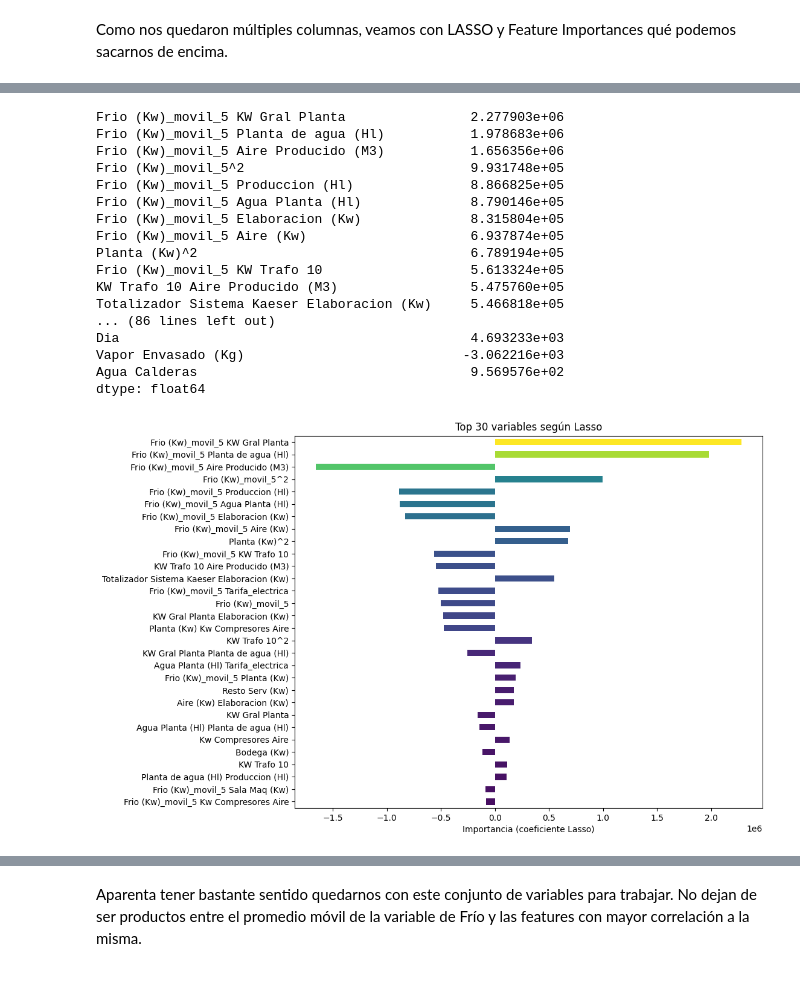
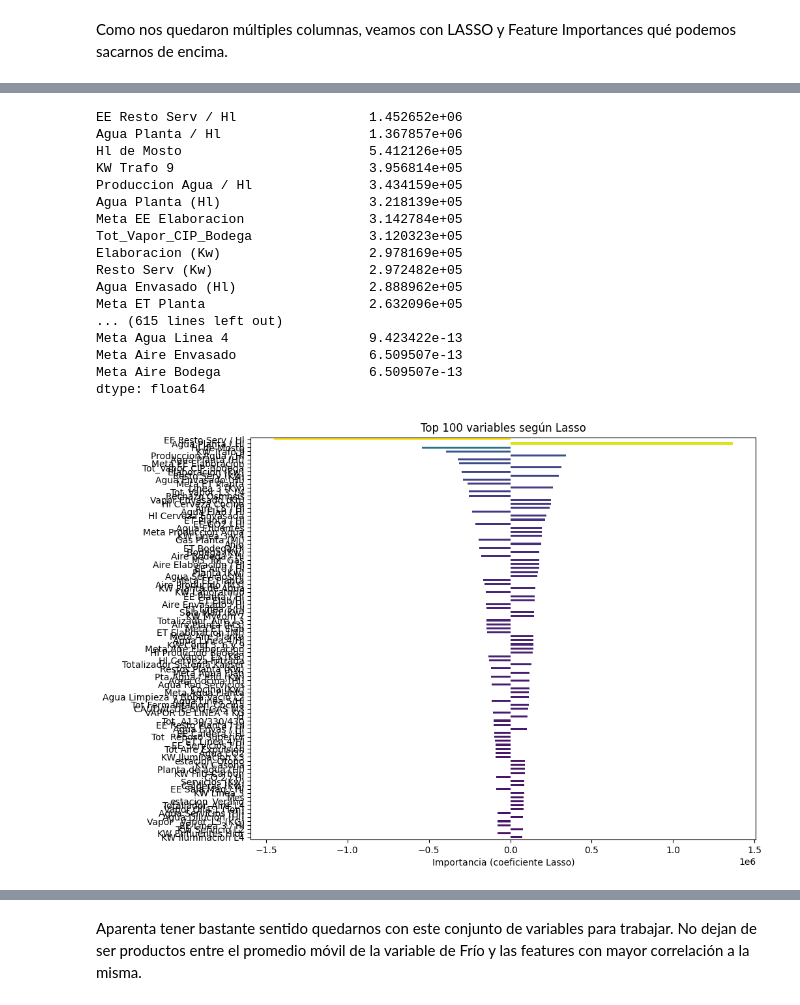
Before and after one commit to DayubMateo/MostoElMostro, a Jupyter notebook: notebooks/preprocesamiento.ipynb, the cells around one changed output, grey strips where cells are left out. Drawn from its saved outputs; the diff is of its cells as text; code cells hidden in the pictures.

```diff
--- a/notebooks/preprocesamiento.ipynb
+++ b/notebooks/preprocesamiento.ipynb
@@ -369,5 +383,12 @@ FEATURE ENGINEERING
 df["Frio (Kw)_movil_5"] = df["Frio (Kw)"].rolling(window=5, min_periods=1).mean()
 df["finde"] = df["Dia_semana"].isin(["Sabado", "Domingo"]).astype(int)
 print(df[['Frio (Kw)', 'Frio (Kw)_movil_5']])
+df = df.iloc[5::]
+print(df.shape)
+#print("Frío primeras 5 filas: ", df.iloc[0:4]['Frio (Kw)'])
+#print("Prom movil primeras 5 filas: ", df.iloc[0:4]['Frio (Kw)_movil_5'])
+#print("-----")
+#print("Frío últimas 5 filas: ", df.iloc[-5:-1]['Frio (Kw)'])
+#print("Prom movil últimas 5 filas: ", df.iloc[-5:-1]['Frio (Kw)_movil_5'])
 # %% [output]
       Frio (Kw)  Frio (Kw)_movil_5
@@ -419,7 +440,7 @@ def agregar_ratios(df):
 
 
 # 🧪 Ejemplo de uso:
-df = agregar_ratios(df)
+#df = agregar_ratios(df)
 # %% [markdown]
 Nos quedaremos con las 15 variables más correlacionadas con la target y haremos un PolynomialFeatures sobre ellas.
 # %%
@@ -491,5 +512,5 @@ def generar_features_polinomicos(df, columnas_numericas, grado=2, incluir_bias=F
 
 
 # 🧪 Ejemplo de uso:
-df = generar_features_polinomicos(df, top15.index.tolist(), grado=2)
-print(df.shape)
+#df = generar_features_polinomicos(df, top15.index.tolist(), grado=2)
+#print(df.shape)
@@ -690,7 +703,7 @@ from sklearn.linear_model import Lasso
 # Supongamos que tu target es y_train
 # Escalamos los datos porque Lasso es sensible a la escala
 scaler = StandardScaler()
-X_scaled = scaler.fit_transform(X_train_top50)
+X_scaled = scaler.fit_transform(X_train_dum)
 
 # Definimos el modelo Lasso
 # Ajusta alpha según la regularización que quieras
@@ -698,7 +711,7 @@ lasso = Lasso(alpha=0.01, random_state=42)
 lasso.fit(X_scaled, y_train)
 
 # Obtenemos coeficientes
-coef = pd.Series(lasso.coef_, index=X_train_top50.columns)
+coef = pd.Series(lasso.coef_, index=X_train_dum.columns)
 
 # Mostramos importancia absoluta ordenada
 importancia = coef.abs().sort_values(ascending=False)
@@ -708,47 +721,50 @@ print(importancia)
 variables_relevantes = coef[coef != 0].sort_values(key=abs, ascending=False)
 print(variables_relevantes)
 # %% [output]
-Frio (Kw)_movil_5 KW Gral Planta                2.277903e+06
-Frio (Kw)_movil_5 Planta de agua (Hl)           1.978683e+06
-Frio (Kw)_movil_5 Aire Producido (M3)           1.656356e+06
-Frio (Kw)_movil_5^2                             9.931748e+05
-Frio (Kw)_movil_5 Produccion (Hl)               8.866825e+05
-Frio (Kw)_movil_5 Agua Planta (Hl)              8.790146e+05
-Frio (Kw)_movil_5 Elaboracion (Kw)              8.315804e+05
-Frio (Kw)_movil_5 Aire (Kw)                     6.937874e+05
-Planta (Kw)^2                                   6.789194e+05
-Frio (Kw)_movil_5 KW Trafo 10                   5.613324e+05
-KW Trafo 10 Aire Producido (M3)                 5.475760e+05
-Totalizador Sistema Kaeser Elaboracion (Kw)     5.466818e+05
-... (86 lines left out)
-Dia                                             4.693233e+03
-Vapor Envasado (Kg)                            -3.062216e+03
-Agua Calderas                                   9.569576e+02
+EE Resto Serv / Hl                 1.452652e+06
+Agua Planta / Hl                   1.367857e+06
+Hl de Mosto                        5.412126e+05
+KW Trafo 9                         3.956814e+05
+Produccion Agua / Hl               3.434159e+05
+Agua Planta (Hl)                   3.218139e+05
+Meta EE Elaboracion                3.142784e+05
+Tot_Vapor_CIP_Bodega               3.120323e+05
+Elaboracion (Kw)                   2.978169e+05
+Resto Serv (Kw)                    2.972482e+05
+Agua Envasado (Hl)                 2.888962e+05
+Meta ET Planta                     2.632096e+05
+... (615 lines left out)
+Meta Agua Linea 4                  9.423422e-13
+Meta Aire Envasado                 6.509507e-13
+Meta Aire Bodega                   6.509507e-13
 dtype: float64
 # %%
 # Escalamos los datos
 scaler = StandardScaler()
-X_scaled = scaler.fit_transform(X_train_top50)
+X_scaled = scaler.fit_transform(X_train_dum)
+
+# Convertimos a DataFrame para poder indexar con nombres
+X_scaled_df = pd.DataFrame(X_scaled, columns=X_train_dum.columns, index=X_train_dum.index)
 
 # Ajustamos Lasso
 lasso = Lasso(alpha=0.01, random_state=42)
-lasso.fit(X_scaled, y_train)
+lasso.fit(X_scaled_df, y_train)
 
 # Coeficientes como Series
-coef = pd.Series(lasso.coef_, index=X_train_top50.columns)
+coef = pd.Series(lasso.coef_, index=X_scaled_df.columns)
 
-# Tomamos las 30 variables con mayor valor absoluto
-top30 = coef.abs().sort_values(ascending=False).head(30)
+# Top 100 absolutos
+top100 = coef.abs().sort_values(ascending=False).head(100)
 
-# Para gráfico, conservamos los signos originales
-top30_signed = coef[top30.index].sort_values(key=abs, ascending=True)
+# Recuperar con signo
+top100_signed = coef[top100.index].sort_values(key=abs, ascending=True)
 
-# Gráfico de barras horizontal
+# Gráfico
 plt.figure(figsize=(10,8))
-top30_signed.plot(kind='barh', color=plt.cm.viridis(np.abs(top30_signed) / np.abs(top30_signed).max()))
+top100_signed.plot(kind='barh', color=plt.cm.viridis(np.abs(top100_signed) / np.abs(top100_signed).max()))
 plt.xlabel('Importancia (coeficiente Lasso)')
-plt.title('Top 30 variables según Lasso')
+plt.title('Top 100 variables según Lasso')
 plt.show()
 # %% [output]
-[figure, old version]
+[figure, new version]
 # %%
```
Also changed, not shown: parts of 18 cells of this notebook, 11 other files.
